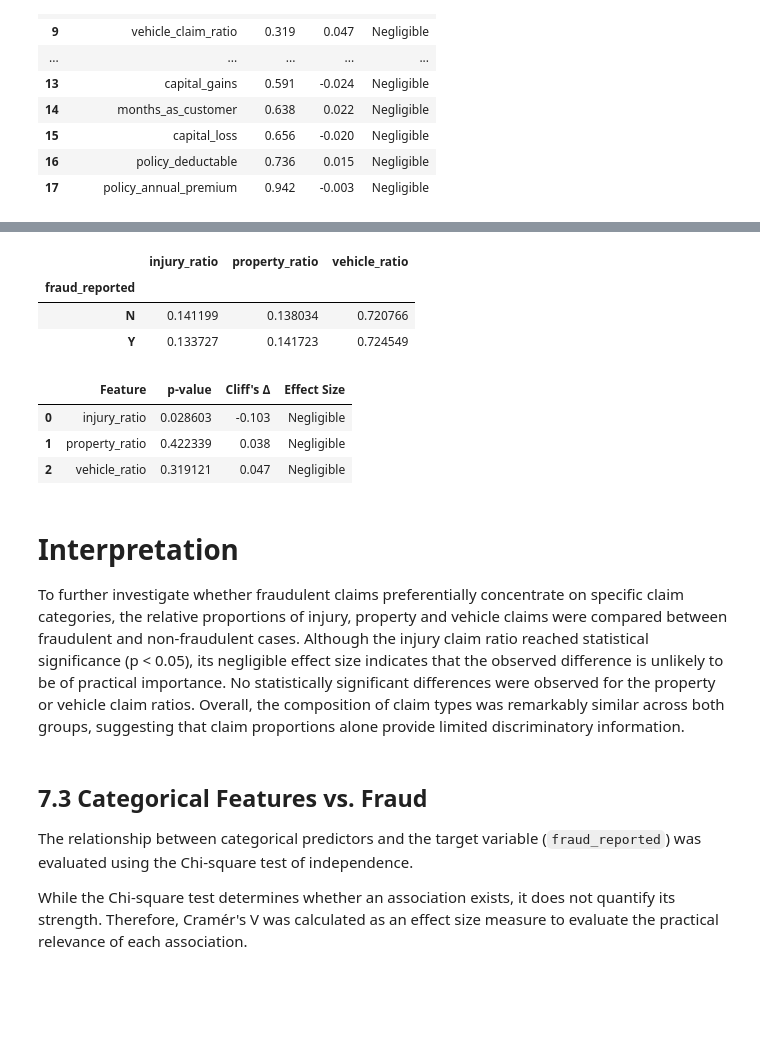
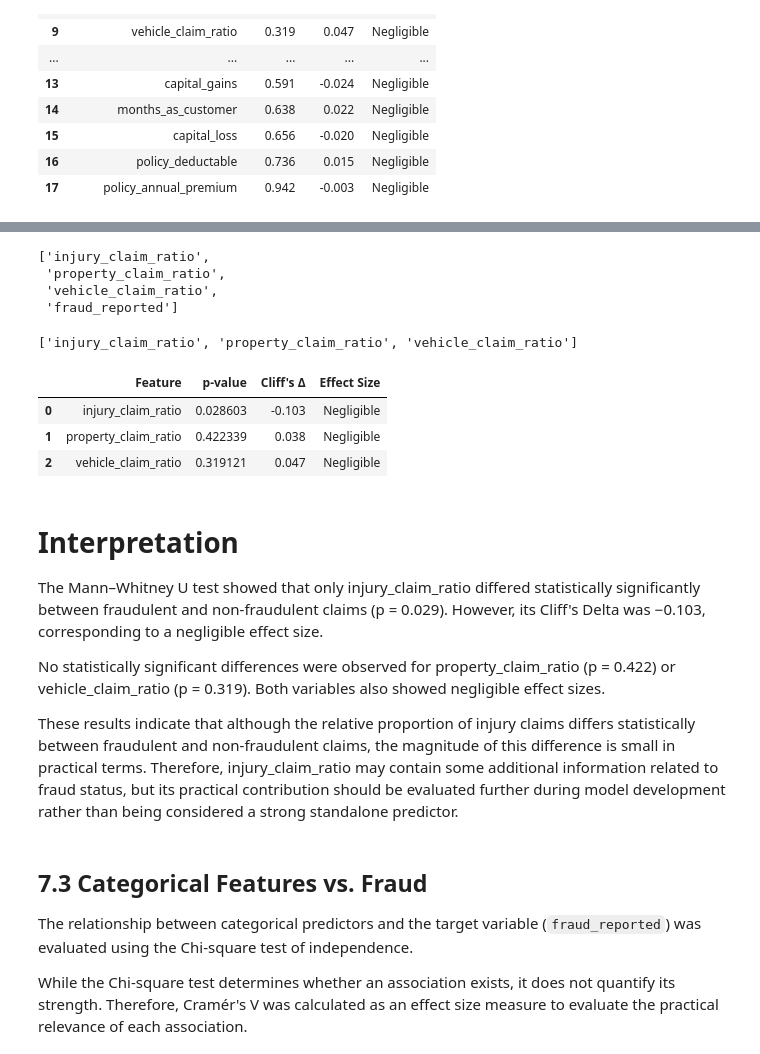
Before and after one commit to SevilFundaPolat/insurance-fraud-detection, a Jupyter notebook: notebooks/IC-an-Sevil.ipynb, the cells around one changed output, grey strips where cells are left out. Drawn from its saved outputs; the diff is of its cells as text; code cells hidden in the pictures; blank space fills up the shorter version.

```diff
--- a/notebooks/IC-an-Sevil.ipynb
+++ b/notebooks/IC-an-Sevil.ipynb
@@ -1136,7 +1090,3 @@ pd.Series(df.columns, name="Column Name")
 41           property_claim_ratio
 42            vehicle_claim_ratio
 Name: Column Name, dtype: object
-# %%
-df.columns = df.columns.str.replace("-", "_", regex=False)
-
-print("Column names have been standardized.")
@@ -1793,5 +1793,9 @@ These visual differences should be confirmed using statistical testing.
+# %%
+# create a train analysis
+train_analysis = X_train.copy()
+train_analysis["fraud_reported"] = y_train
 # %%
-# Mann–Whitney U test
+# Mann–Whitney U test on the training set
 
 from scipy.stats import mannwhitneyu
 
@@ -1799,13 +1803,13 @@ results = []
 
 for feature in ratio_features:
 
-    fraud_yes = df.loc[
-        df["fraud_reported"] == "Y",
+    fraud_yes = train_analysis.loc[
+        train_analysis["fraud_reported"] == "Y",
         feature,
     ]
 
-    fraud_no = df.loc[
-        df["fraud_reported"] == "N",
+    fraud_no = train_analysis.loc[
+        train_analysis["fraud_reported"] == "N",
         feature,
     ]
 
@@ -2394,22 +2434,22 @@ claims["fraud_reported"] = y_train.values
-# %%
-claims.groupby("fraud_reported")[
-    [
-        "injury_ratio",
-        "property_ratio",
-        "vehicle_ratio"
-    ]
-].mean()
-# %% [output]
-|  | injury_ratio | property_ratio | vehicle_ratio |
-| fraud_reported |  |  |  |
-| N | 0.141199 | 0.138034 | 0.720766 |
-| Y | 0.133727 | 0.141723 | 0.724549 |
+# %%
+claims.columns.tolist()
+# %% [output]
+['injury_claim_ratio',
+ 'property_claim_ratio',
+ 'vehicle_claim_ratio',
+ 'fraud_reported']
+# %%
+ratio_features = [
+    "injury_claim_ratio",
+    "property_claim_ratio",
+    "vehicle_claim_ratio"
+]
+
+print(ratio_features)
+# %% [output]
+['injury_claim_ratio', 'property_claim_ratio', 'vehicle_claim_ratio']
 # %%
-ratio_features = [
-    "injury_ratio",
-    "property_ratio",
-    "vehicle_ratio"
-]
+### Statistical Comparison of Claim Composition
 
 ratio_results = []
 
@@ -2428,40 +2468,45 @@ for feature in ratio_features:
     stat, p = mannwhitneyu(
         fraud,
         non_fraud,
         alternative="two-sided"
     )
 
     delta = cliffs_delta(fraud, non_fraud)
 
     abs_delta = abs(delta)
 
     if abs_delta < 0.147:
         effect = "Negligible"
     elif abs_delta < 0.33:
         effect = "Small"
     elif abs_delta < 0.474:
         effect = "Medium"
     else:
         effect = "Large"
 
     ratio_results.append({
         "Feature": feature,
         "p-value": p,
         "Cliff's Δ": round(delta, 3),
         "Effect Size": effect
     })
 
 ratio_results = pd.DataFrame(ratio_results)
+
 ratio_results
 # %% [output]
 |  | Feature | p-value | Cliff's Δ | Effect Size |
-| 0 | injury_ratio | 0.028603 | -0.103 | Negligible |
-| 1 | property_ratio | 0.422339 | 0.038 | Negligible |
-| 2 | vehicle_ratio | 0.319121 | 0.047 | Negligible |
+| 0 | injury_claim_ratio | 0.028603 | -0.103 | Negligible |
+| 1 | property_claim_ratio | 0.422339 | 0.038 | Negligible |
+| 2 | vehicle_claim_ratio | 0.319121 | 0.047 | Negligible |
 # %% [markdown]
 # Interpretation
 
-To further investigate whether fraudulent claims preferentially concentrate on specific claim categories, the relative proportions of injury, property and vehicle claims were compared between fraudulent and non-fraudulent cases. Although the injury claim ratio reached statistical significance (p < 0.05), its negligible effect size indicates that the observed difference is unlikely to be of practical importance. No statistically significant differences were observed for the property or vehicle claim ratios. Overall, the composition of claim types was remarkably similar across both groups, suggesting that claim proportions alone provide limited discriminatory information.
+The Mann–Whitney U test showed that only injury_claim_ratio differed statistically significantly between fraudulent and non-fraudulent claims (p = 0.029). However, its Cliff's Delta was −0.103, corresponding to a negligible effect size.
+
+No statistically significant differences were observed for property_claim_ratio (p = 0.422) or vehicle_claim_ratio (p = 0.319). Both variables also showed negligible effect sizes.
+
+These results indicate that although the relative proportion of injury claims differs statistically between fraudulent and non-fraudulent claims, the magnitude of this difference is small in practical terms. Therefore, injury_claim_ratio may contain some additional information related to fraud status, but its practical contribution should be evaluated further during model development rather than being considered a strong standalone predictor.
 # %% [markdown]
 ## 7.3 Categorical Features vs. Fraud
 
```
Also changed, not shown: parts of 115 cells of this notebook.
